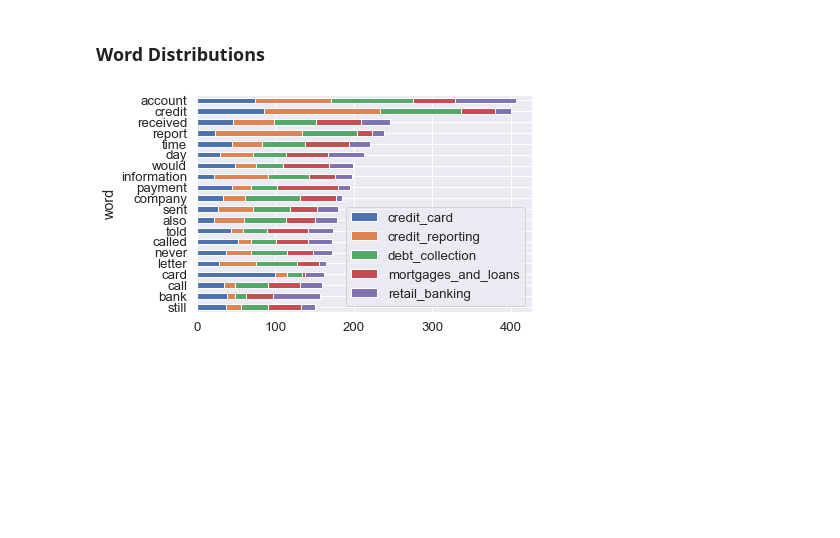
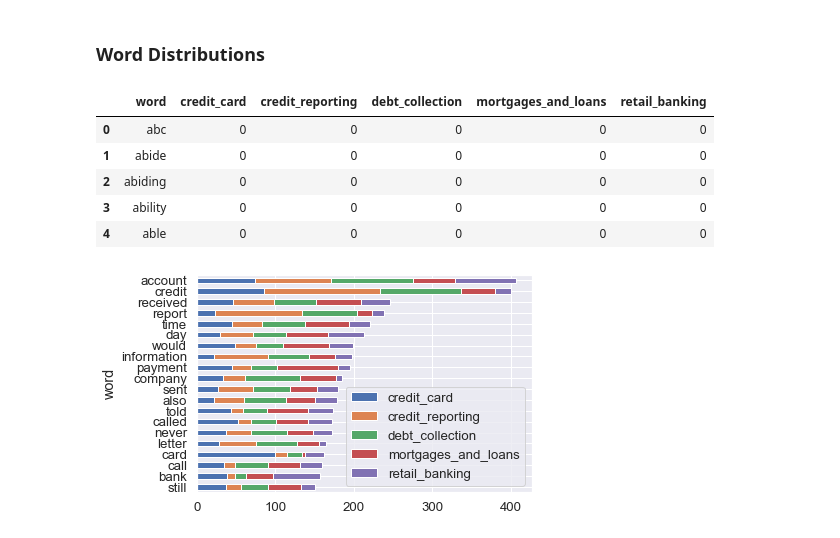
Before and after one commit to Patrickdg/NLP_Classification-Consumer_Complaints, a Jupyter notebook: post_analysis.ipynb, the cells around one changed output. Saved outputs shown, nothing was run; the diff lists cells and outputs as text; code cells hidden in the pictures; blank space fills up the shorter version.

```diff
--- a/post_analysis.ipynb
+++ b/post_analysis.ipynb
@@ -315,6 +343,15 @@ def get_word_distributions(vocab_df, text_x, y_preds, y_true, classes = [], uniq
 # %%
 class_labels = list(label_map.keys())
 vocab_df = build_vocab_df(test_x, class_labels)
+# %%
+vocab_df.head()
+# %% [output]
+|  | word | credit_card | credit_reporting | debt_collection | mortgages_and_loans | retail_banking |
+| 0 | abc | 0 | 0 | 0 | 0 | 0 |
+| 1 | abide | 0 | 0 | 0 | 0 | 0 |
+| 2 | abiding | 0 | 0 | 0 | 0 | 0 |
+| 3 | ability | 0 | 0 | 0 | 0 | 0 |
+| 4 | able | 0 | 0 | 0 | 0 | 0 |
 # %%
 #Views the existence of common words in all classes
 counts = get_word_distributions(vocab_df,
```
Also changed, not shown: parts of 14 cells of this notebook, 8 other files.
